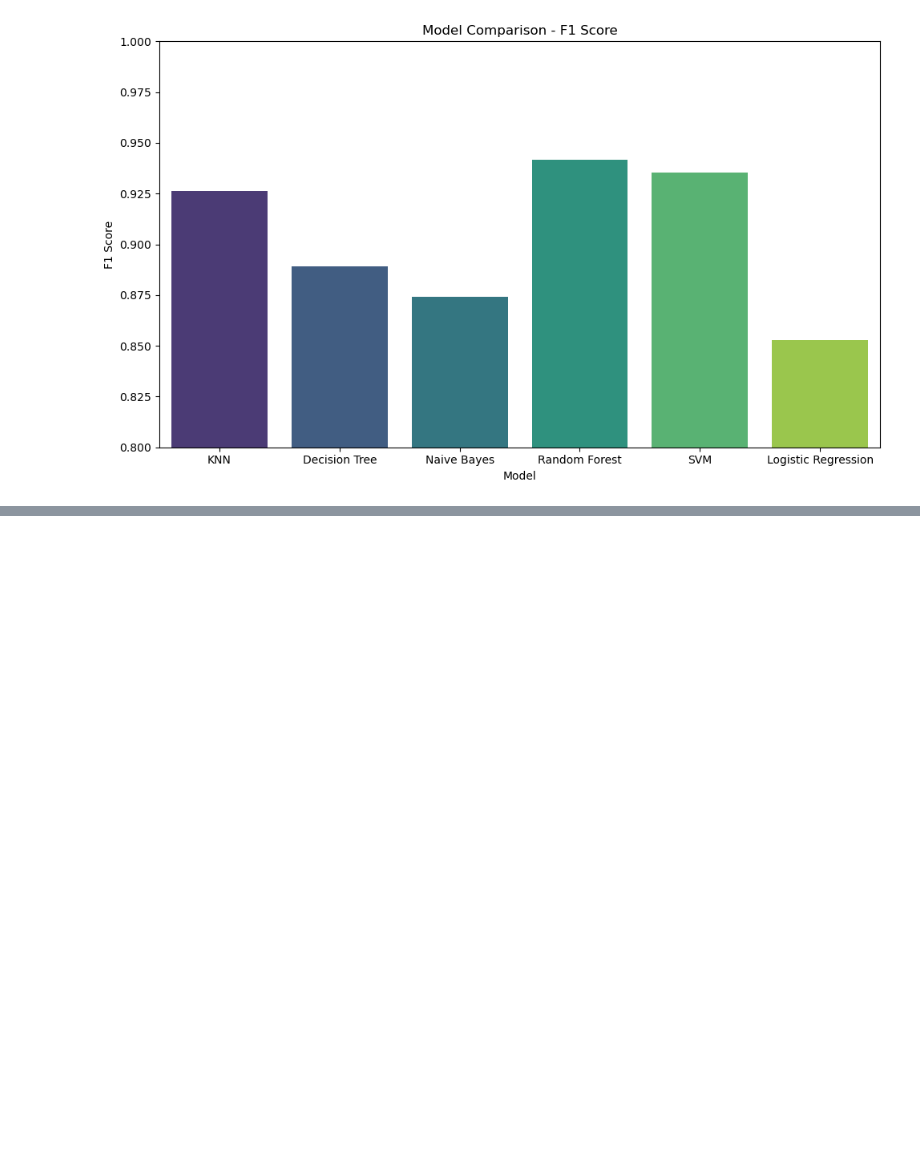
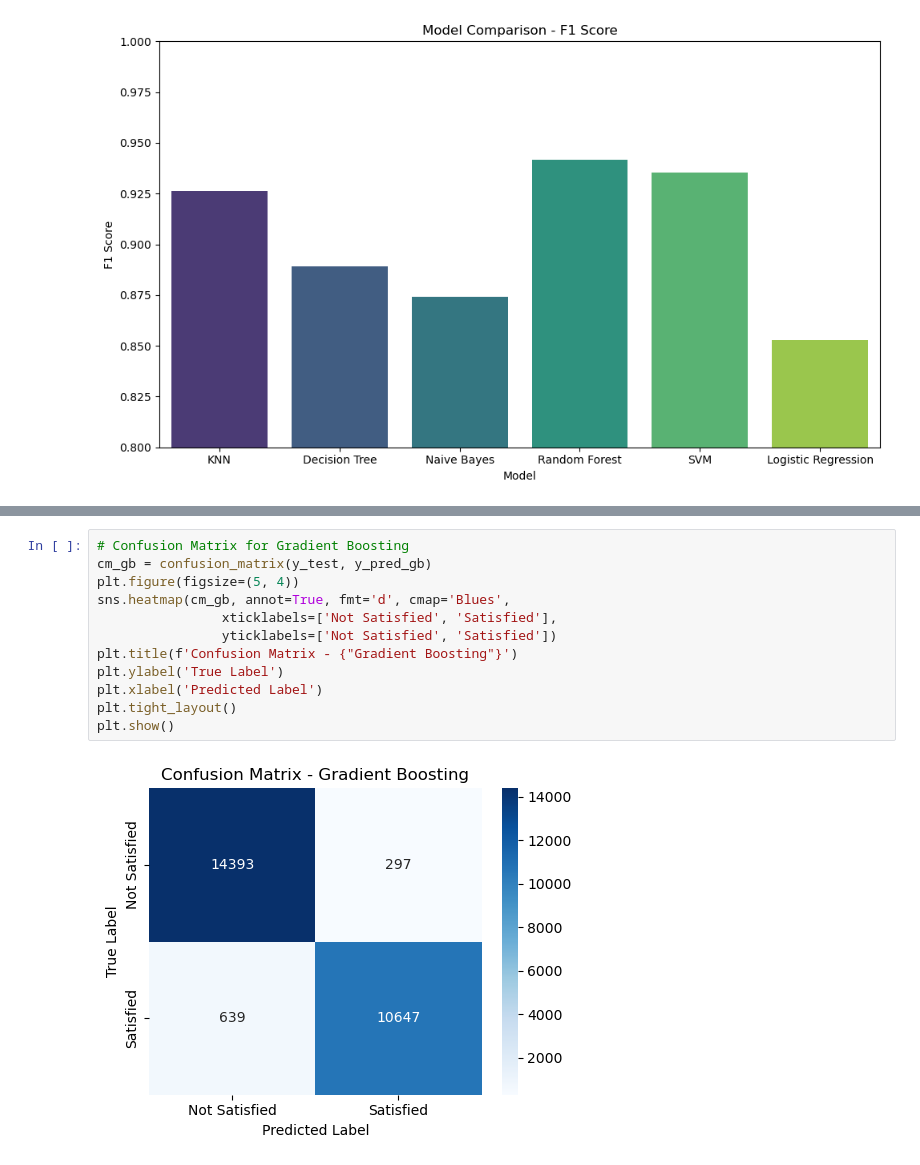
Before and after one commit to zakaria-obazzi/airline-passenger-satisfaction-ml, a Jupyter notebook: Predicting_airline_passenger_satisfaction.ipynb, the cells around one changed output, grey strips where cells are left out. Drawn from its saved outputs; the diff is of its cells as text; blank space fills up the shorter version.

```diff
--- a/Predicting_airline_passenger_satisfaction.ipynb
+++ b/Predicting_airline_passenger_satisfaction.ipynb
@@ -631,0 +739,14 @@ it is the **combination** of wifi, comfort, boarding experience, and travel type
+# %%
+# Confusion Matrix for Gradient Boosting
+cm_gb = confusion_matrix(y_test, y_pred_gb)
+plt.figure(figsize=(5, 4))
+sns.heatmap(cm_gb, annot=True, fmt='d', cmap='Blues',
+                xticklabels=['Not Satisfied', 'Satisfied'],
+                yticklabels=['Not Satisfied', 'Satisfied'])
+plt.title(f'Confusion Matrix - {"Gradient Boosting"}')
+plt.ylabel('True Label')
+plt.xlabel('Predicted Label')
+plt.tight_layout()
+plt.show()
+# %% [output]
+[figure, added]
```
Also changed, not shown: parts of 7 cells of this notebook.
